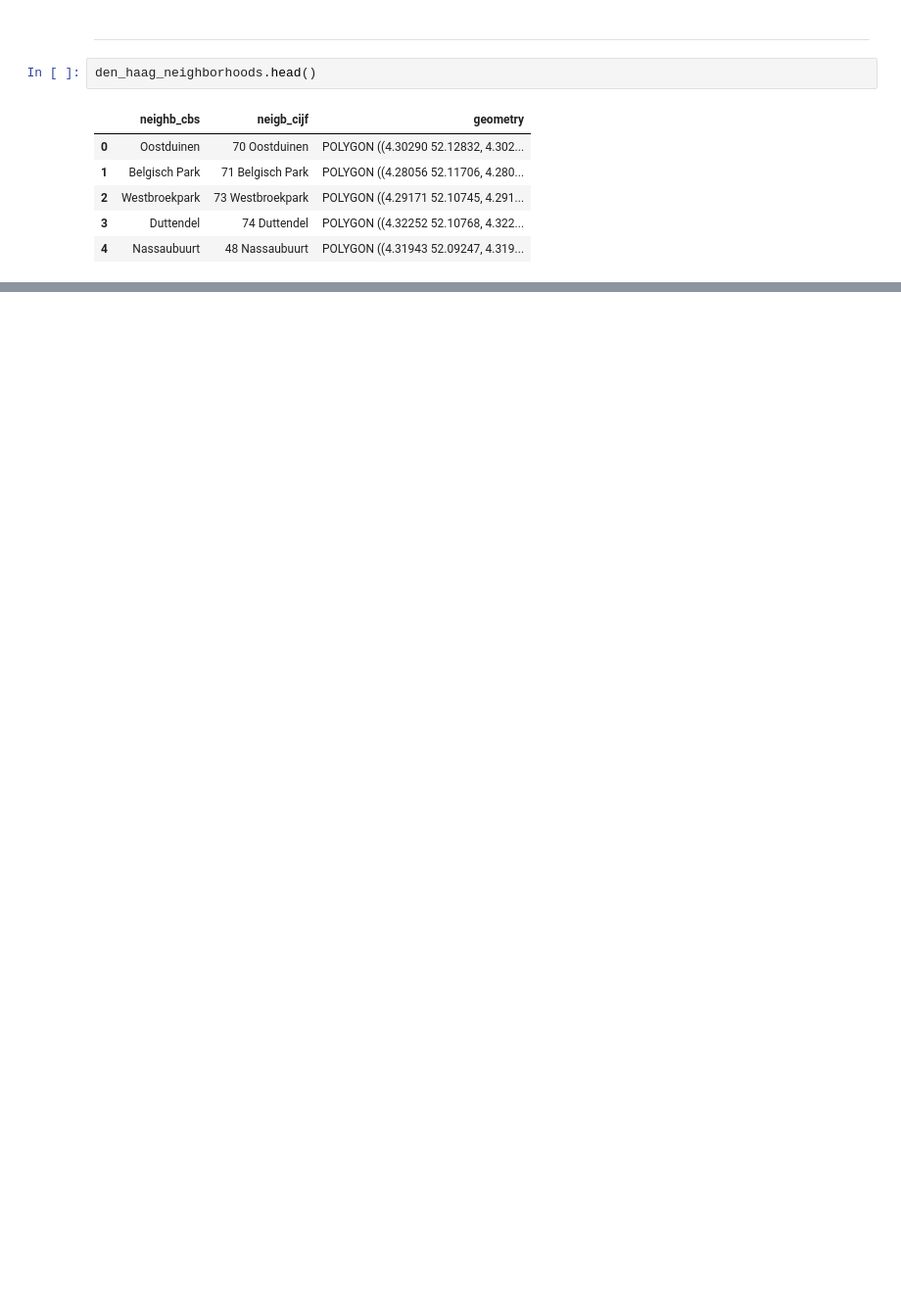
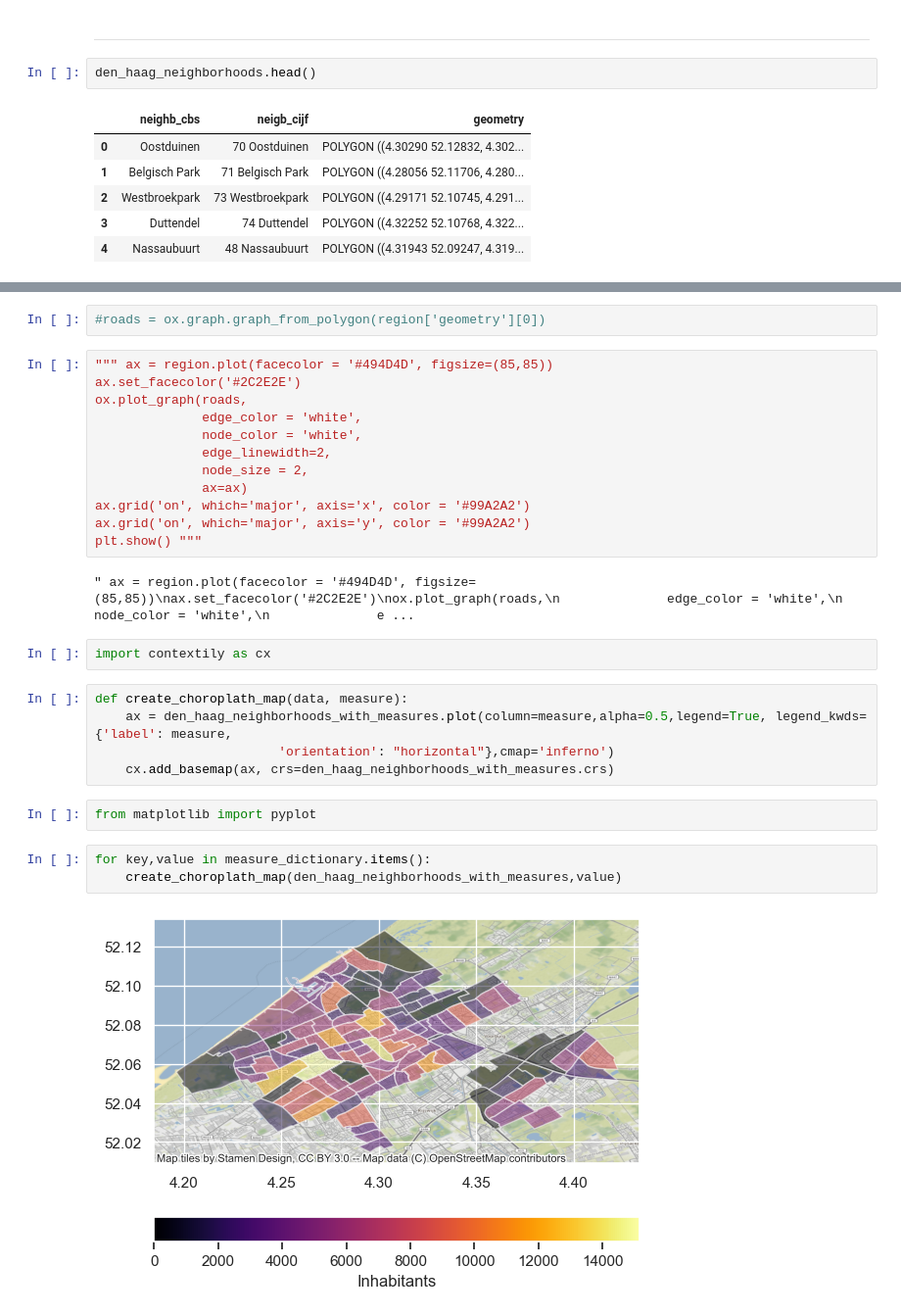
Before and after one commit to alex-dietz/intro-data-science, a Jupyter notebook: assignment-02/assignment-02.ipynb, the cells around one changed output, grey strips where cells are left out. Shown at 98% size. Drawn from its saved outputs; the diff is of its cells as text; blank space fills up the shorter version.

```diff
--- a/assignment-02/assignment-02.ipynb
+++ b/assignment-02/assignment-02.ipynb
@@ -303,0 +399,30 @@ memory usage: 7.9+ KB
+# %%
+#roads = ox.graph.graph_from_polygon(region['geometry'][0])
+# %%
+""" ax = region.plot(facecolor = '#494D4D', figsize=(85,85))
+ax.set_facecolor('#2C2E2E')
+ox.plot_graph(roads,
+              edge_color = 'white',
+              node_color = 'white',
+              edge_linewidth=2,
+              node_size = 2,
+              ax=ax)
+ax.grid('on', which='major', axis='x', color = '#99A2A2')
+ax.grid('on', which='major', axis='y', color = '#99A2A2')
+plt.show() """
+# %% [output]
+" ax = region.plot(facecolor = '#494D4D', figsize=(85,85))\nax.set_facecolor('#2C2E2E')\nox.plot_graph(roads,\n              edge_color = 'white',\n              node_color = 'white',\n              e ...
+# %%
+import contextily as cx
+# %%
+def create_choroplath_map(data, measure):
+    ax = den_haag_neighborhoods_with_measures.plot(column=measure,alpha=0.5,legend=True, legend_kwds={'label': measure,
+                        'orientation': "horizontal"},cmap='inferno')
+    cx.add_basemap(ax, crs=den_haag_neighborhoods_with_measures.crs)
+# %%
+from matplotlib import pyplot
+# %%
+for key,value in measure_dictionary.items():
+    create_choroplath_map(den_haag_neighborhoods_with_measures,value)
+# %% [output]
+[figure, added]
```
Also changed, not shown: parts of 58 cells of this notebook.
